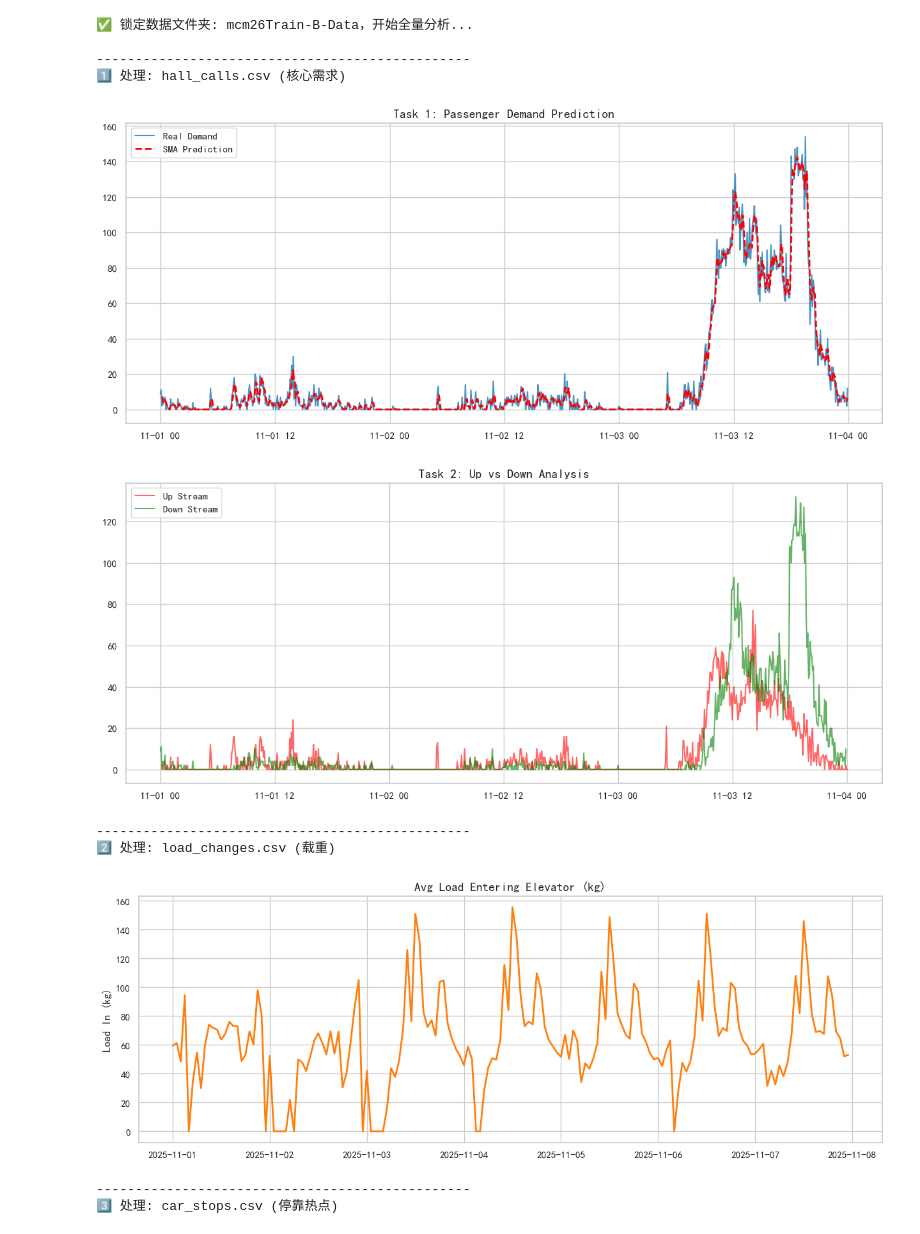
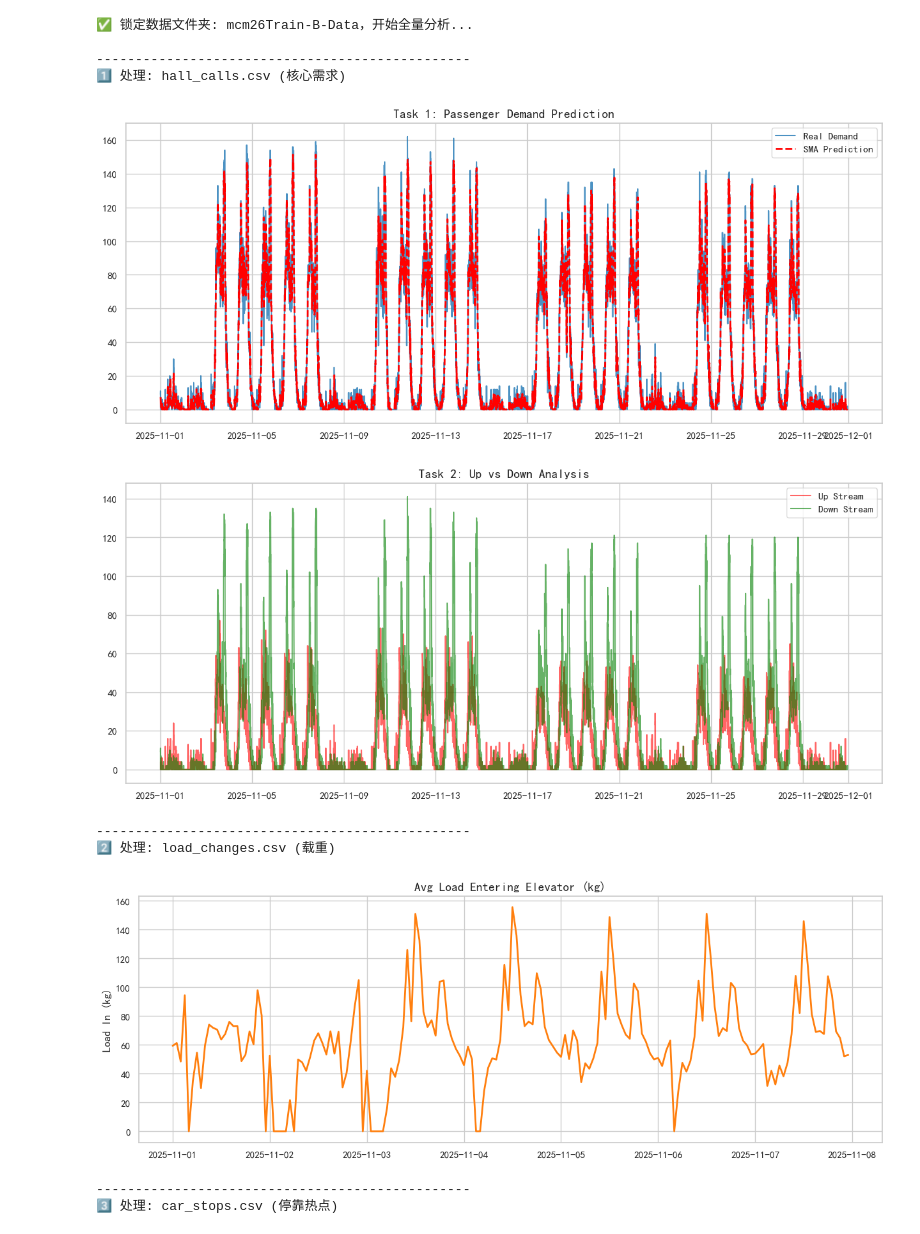
Before and after one commit to ZZJ-2024/MCM2026, a Jupyter notebook: mcm_analysis.ipynb, the cells around one changed output. Cells and saved outputs as stored; diff of their text form; code cells hidden in the pictures.

```diff
--- a/mcm_analysis.ipynb
+++ b/mcm_analysis.ipynb
@@ -47,7 +47,7 @@ if os.path.exists(file_hall):
     traffic_data['Prediction'] = traffic_data['Passenger_Count'].rolling(window=3).mean()
 
     plt.figure(figsize=(15, 6))
-    points = 3 * 24 * 12
+    points = 30 * 24 * 12
     plt.plot(traffic_data.index[:points], traffic_data['Passenger_Count'][:points], label='Real Demand', color='#1f77b4', alpha=0.8)
     plt.plot(traffic_data.index[:points], traffic_data['Prediction'][:points], label='SMA Prediction', color='red', linestyle='--', linewidth=2)
     plt.title('Task 1: Passenger Demand Prediction', fontsize=14)
@@ -144,35 +144,35 @@ if os.path.exists(file_dep):
     plt.show()
 
 # ==========================================
 # 🔧 Part 6: 维修记录 (maintenance_mode.csv)
 # ==========================================
 file_maint = os.path.join(DATA_FOLDER, 'maintenance_mode.csv')
 if os.path.exists(file_maint):
     print("\n------------------------------------------------")
     print("6️⃣ 处理: maintenance_mode.csv (维修)")
 
     # ✅ 使用万能读取函数
     df_maint = read_csv_safe(file_maint)
     maint_counts = df_maint['Elevator ID'].value_counts().sort_index()
 
     if len(maint_counts) > 0:
         plt.figure(figsize=(10, 5))
         sns.barplot(x=maint_counts.index, y=maint_counts.values, color='red')
         plt.title('Maintenance Events per Elevator', fontsize=14)
         plt.xlabel('Elevator ID')
         plt.savefig('Analysis_7_Maintenance.png', dpi=300, bbox_inches='tight')
         plt.show()
     else:
         print("   -> 无维修记录")
 
 print("\n✅ 全量分析完成！编码问题已自动修复。")
 # %% [output]
 ✅ 锁定数据文件夹: mcm26Train-B-Data，开始全量分析...
 
 ------------------------------------------------
 1️⃣ 处理: hall_calls.csv (核心需求)
-[figure, old version]
+[figure, new version]
-[figure, old version]
+[figure, new version]
 ------------------------------------------------
 2️⃣ 处理: load_changes.csv (载重)
 [figure]
```
Also changed, not shown: parts of 1 cell of this notebook, 3 other files.
